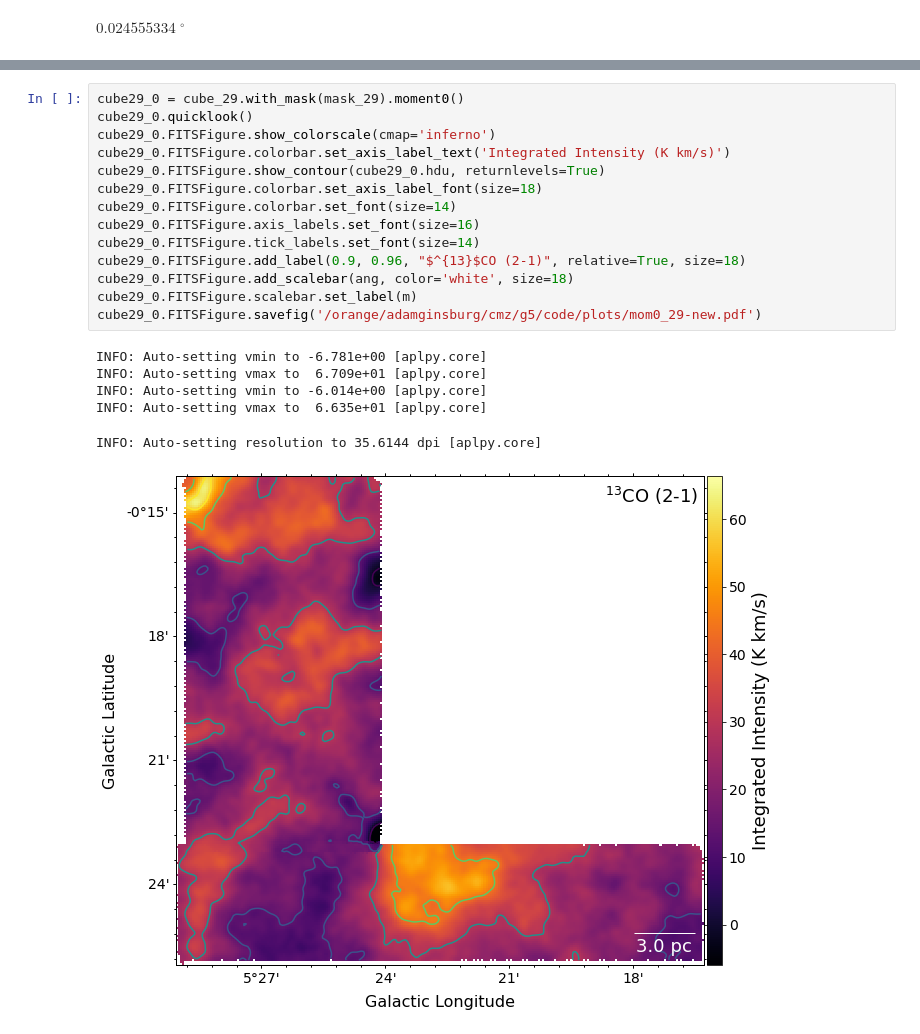
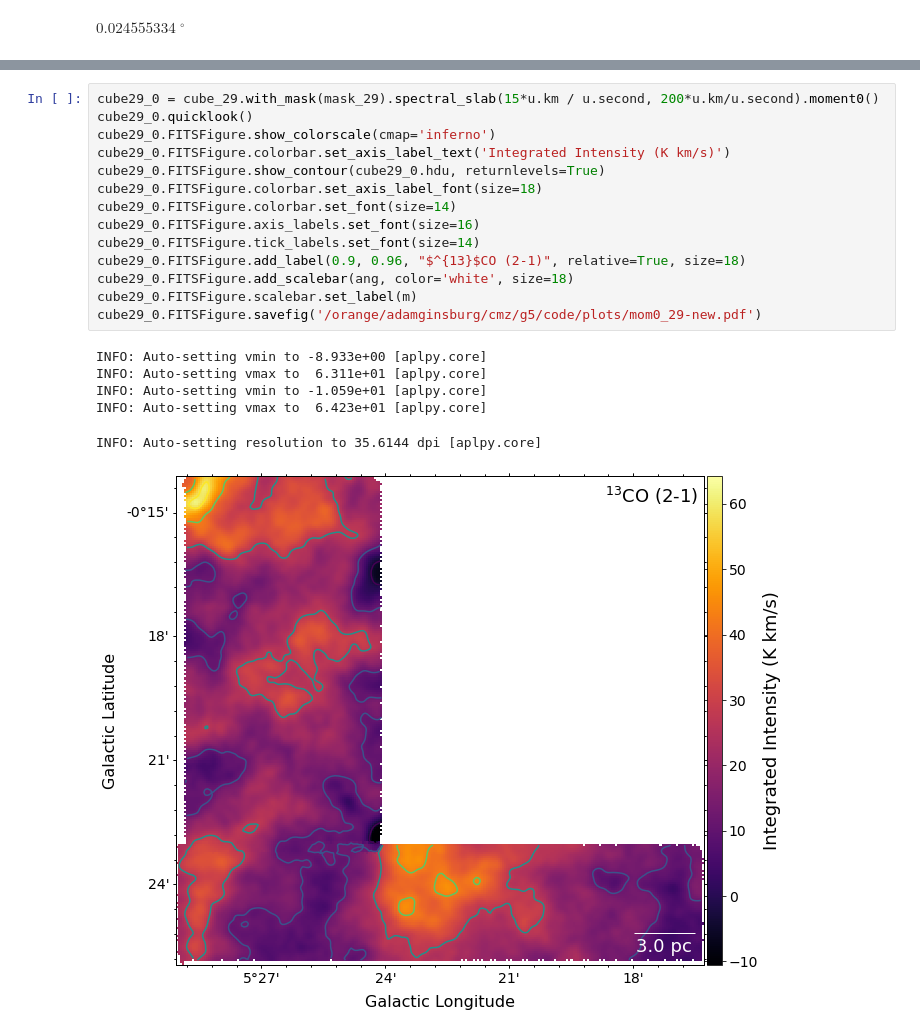
Before and after one commit to SpacialTree/clouds-g5-b1, a Jupyter notebook: NewMomentMaps.ipynb, the cells around one changed output, grey strips where cells are left out. Saved outputs shown, nothing was run; the diff lists cells and outputs as text.

```diff
--- a/NewMomentMaps.ipynb
+++ b/NewMomentMaps.ipynb
@@ -392,22 +459,22 @@ INFO: Auto-setting vmax to  2.197e-01 [aplpy.core]
 # %%
-cube29_0 = cube_29.with_mask(mask_29).moment0()
+cube29_0 = cube_29.with_mask(mask_29).spectral_slab(15*u.km / u.second, 200*u.km/u.second).moment0()
 cube29_0.quicklook()
 cube29_0.FITSFigure.show_colorscale(cmap='inferno')
 cube29_0.FITSFigure.colorbar.set_axis_label_text('Integrated Intensity (K km/s)')
 cube29_0.FITSFigure.show_contour(cube29_0.hdu, returnlevels=True)
 cube29_0.FITSFigure.colorbar.set_axis_label_font(size=18)
 cube29_0.FITSFigure.colorbar.set_font(size=14)
 cube29_0.FITSFigure.axis_labels.set_font(size=16)
 cube29_0.FITSFigure.tick_labels.set_font(size=14)
 cube29_0.FITSFigure.add_label(0.9, 0.96, "$^{13}$CO (2-1)", relative=True, size=18)
 cube29_0.FITSFigure.add_scalebar(ang, color='white', size=18)
 cube29_0.FITSFigure.scalebar.set_label(m)
 cube29_0.FITSFigure.savefig('/orange/adamginsburg/cmz/g5/code/plots/mom0_29-new.pdf')
 # %% [output]
-INFO: Auto-setting vmin to -6.781e+00 [aplpy.core]
-INFO: Auto-setting vmax to  6.709e+01 [aplpy.core]
-INFO: Auto-setting vmin to -6.014e+00 [aplpy.core]
-INFO: Auto-setting vmax to  6.635e+01 [aplpy.core]
+INFO: Auto-setting vmin to -8.933e+00 [aplpy.core]
+INFO: Auto-setting vmax to  6.311e+01 [aplpy.core]
+INFO: Auto-setting vmin to -1.059e+01 [aplpy.core]
+INFO: Auto-setting vmax to  6.423e+01 [aplpy.core]
 INFO: Auto-setting resolution to 35.6144 dpi [aplpy.core]
-[figure, old version]
+[figure, new version]
 # %%
```
Also changed, not shown: parts of 22 cells of this notebook, 6 other files.
